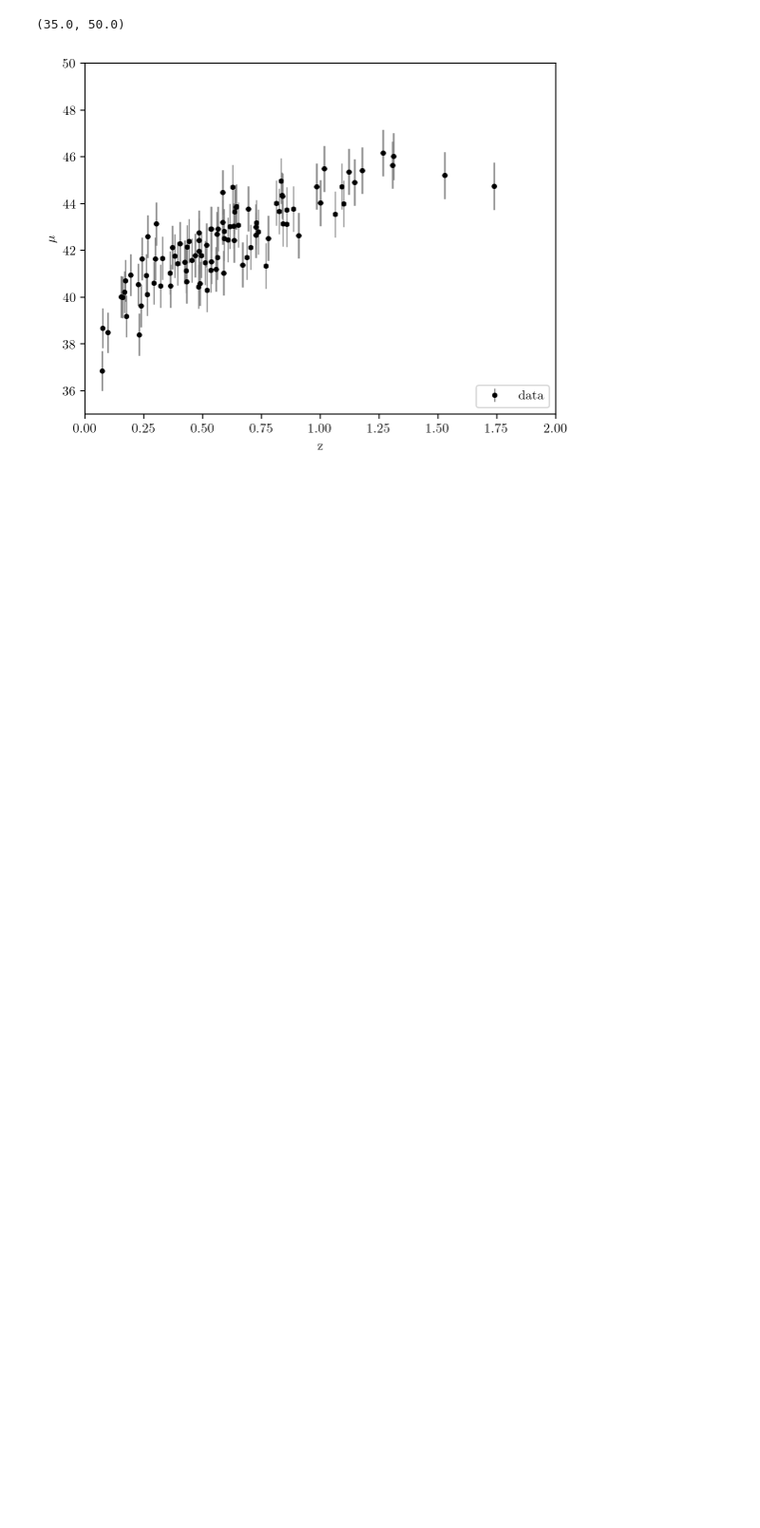
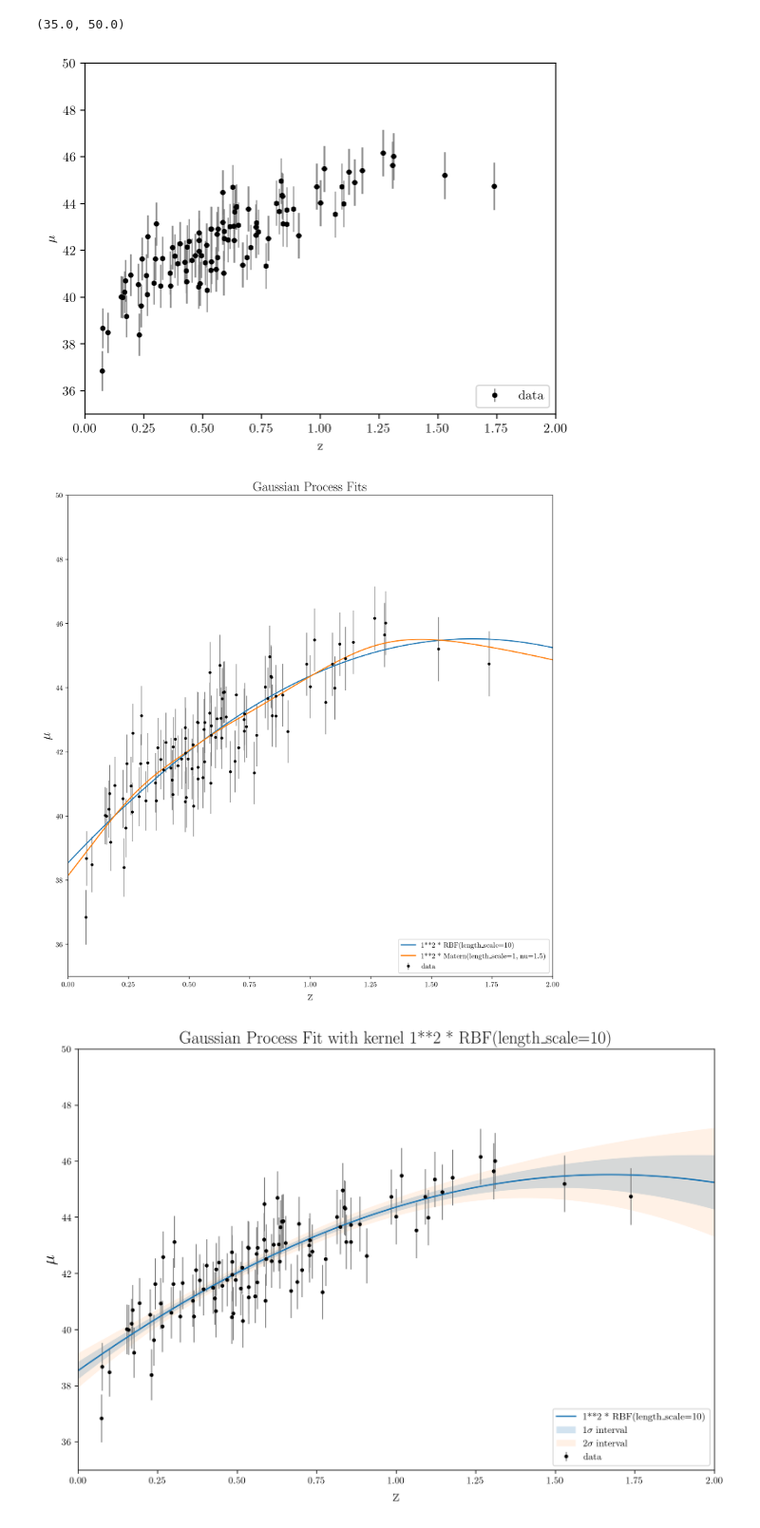
Before and after one commit to ludovicarbone/astrostatistics_bicocca_2024, a Jupyter notebook: working/L18_es.ipynb, the cells around one changed output. Shown at 95% size. Cells and saved outputs as stored; diff of their text form; code cells hidden in the pictures; blank space fills up the shorter version.

```diff
--- a/working/L18_es.ipynb
+++ b/working/L18_es.ipynb
@@ -32,3 +43,51 @@ plt.ylim(35,50)
 # %% [output]
 (35.0, 50.0)
 [figure]
+# %%
+alpha = dmu ** 2 #errors from std to variance to be included in the fit
+z_fit = np.linspace(0,2,1000)
+
+kernels = [
+    ConstantKernel(1.0) * RBF(length_scale=10),
+    ConstantKernel(1.0) * Matern(length_scale=1.0, nu=1.5),
+]
+
+plt.figure(figsize=(12, 12))
+plt.errorbar(z_sample, mu_sample, dmu, fmt='.k', ecolor='gray', lw=1,label='data')
+
+for kernel in kernels:
+    gp = GaussianProcessRegressor(kernel=kernel, alpha=alpha)
+    gp.fit(z_sample.reshape(-1, 1), mu_sample)
+    mu_pred, mu_std = gp.predict(z_fit.reshape(-1, 1), return_std=True)
+
+    plt.plot(z_fit, mu_pred, label=f'{kernel}')
+
+plt.xlabel("z",  fontsize=18)
+plt.ylabel("$\mu$",  fontsize=18)
+plt.legend(loc='lower right')
+plt.xlim(0, 2)
+plt.ylim(35, 50)
+plt.title('Gaussian Process Fits', fontsize=18)
+plt.show()
+
+for kernel in kernels:
+    gp = GaussianProcessRegressor(kernel=kernel, alpha=alpha)
+    gp.fit(z_sample.reshape(-1, 1), mu_sample)
+    mu_pred, mu_std = gp.predict(z_fit.reshape(-1, 1), return_std=True)
+
+    plt.figure(figsize=(12, 8))
+    plt.errorbar(z_sample, mu_sample, dmu, fmt='.k', ecolor='gray', lw=1, label='data')
+    plt.plot(z_fit, mu_pred, label=f'{kernel}')
+    plt.fill_between(z_fit, mu_pred - mu_std, mu_pred + mu_std, alpha=0.2, label='1$\sigma$ interval')
+    plt.fill_between(z_fit, mu_pred - 2 * mu_std, mu_pred + 2 * mu_std, alpha=0.1, label='2$\sigma$ interval')
+
+    plt.xlabel("z",  fontsize=18)
+    plt.ylabel("$\mu$",  fontsize=18)
+    plt.legend(loc='lower right')
+    plt.xlim(0, 2)
+    plt.ylim(35, 50)
+    plt.title(f'Gaussian Process Fit with kernel {kernel}',  fontsize=18)
+    plt.show()
+# %% [output]
+[figure, added]
+[figure, added]
```
Also changed, not shown: parts of 14 cells of this notebook, 1 other file.
